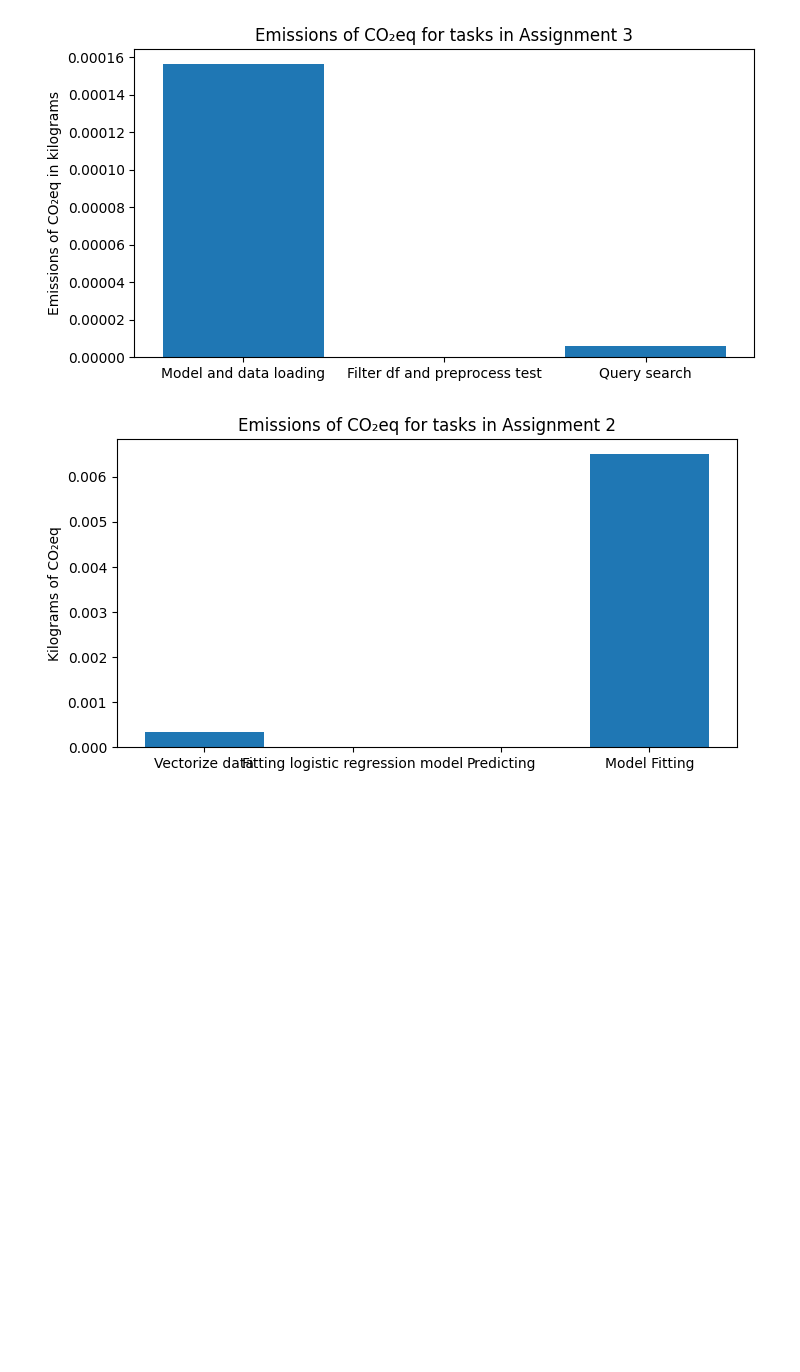
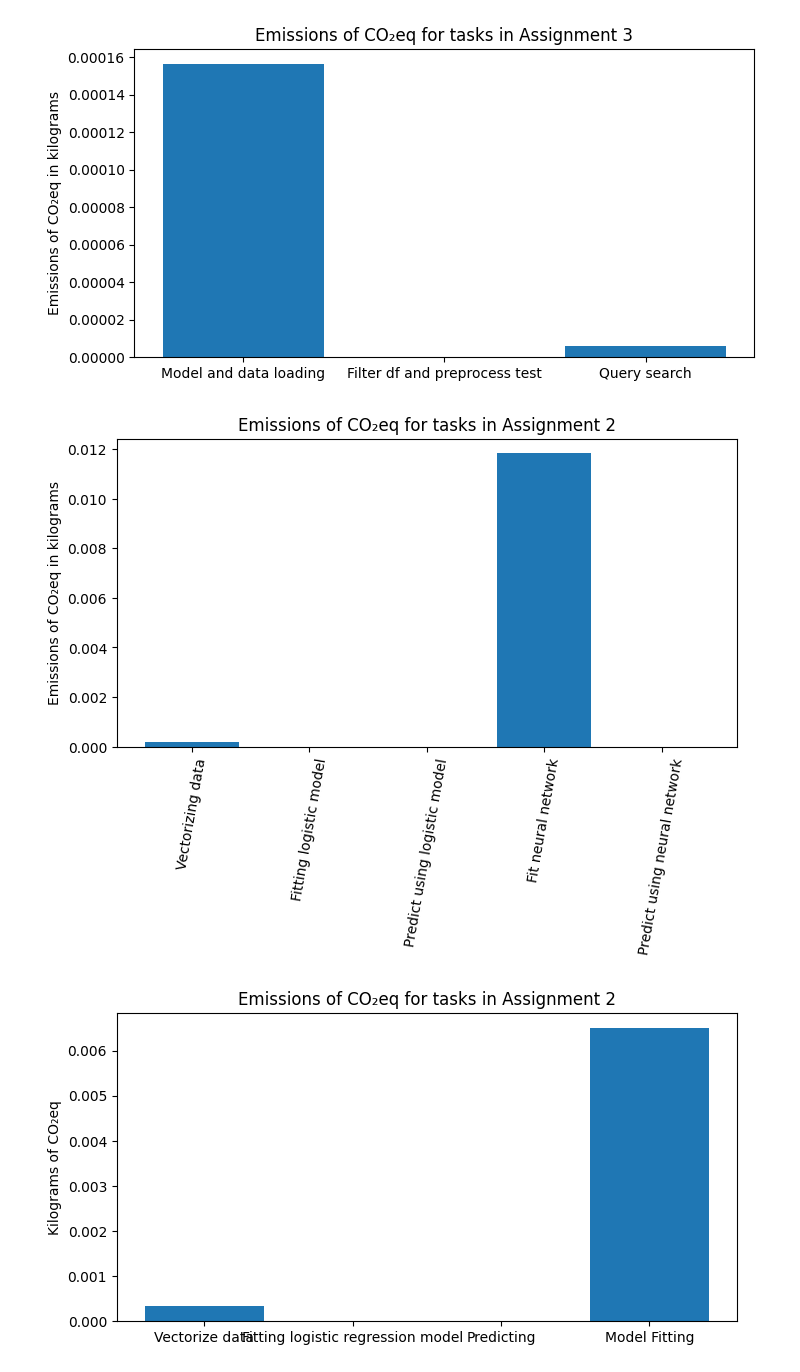
Before and after one commit to louisebphansen/assignment-5-evaluating-environmental-impact-louisebphansen, a Jupyter notebook: testing.ipynb, the cells around one changed output. Saved outputs shown, nothing was run; the diff lists cells and outputs as text; code cells hidden in the pictures; blank space fills up the shorter version.

```diff
--- a/testing.ipynb
+++ b/testing.ipynb
@@ -96,0 +43,4 @@ Text(0.5, 1.0, 'Emissions of CO₂eq across assignments')
+# %%
+ass2_path = os.path.join('emissions', 'assignment2')
+
+sorted(os.listdir(ass1_path))
@@ -97,3 +72,5 @@ Text(0.5, 1.0, 'Emissions of CO₂eq across assignments')
+# %%
+emissions, duration = total_emissions_and_time(ass2_path)
 # %% [markdown]
 ## Comparing CO₂eq emissions across assignments
 # %% [markdown]
@@ -128,2 +128,17 @@ assignment3_full.head()
+# %%
+def plot_emissions_subtasks(subtasks_df, assignment_number):
+
+    names = list(subtasks_df['task_name'])
+    emissions = list(subtasks_df['emissions'])
+
+    # create plot
+    fig, ax = plt.subplots(figsize = (8,4))
+    ax.bar(names, emissions)
+    ax.set_ylabel('Emissions of CO₂eq in kilograms')
+    ax.set_title(f'Emissions of CO₂eq for tasks in Assignment {assignment_number}')
+    ax.tick_params(axis='x', labelrotation=80)
+    fig.show()
+
+    # also save to file ?
 # %% [markdown]
 #### Assignment 1
@@ -152,6 +169,7 @@ def plot_emissions_subtasks(subtasks_df, assignment_number):
     ax.bar(names, emissions)
     ax.set_ylabel('Emissions of CO₂eq in kilograms')
     ax.set_title(f'Emissions of CO₂eq for tasks in Assignment {assignment_number}')
+    ax.tick_params(axis='x', labelrotation=80)
     fig.show()
 
     # also save to file ?
@@ -159,6 +177,10 @@ def plot_emissions_subtasks(subtasks_df, assignment_number):
 plot_emissions_subtasks(assignment3_subtasks, 3)
 # %% [output]
 [figure]
+# %%
+plot_emissions_subtasks(all_tasks, 2)
+# %% [output]
+[figure, added]
 # %%
 plot_emissions_subtasks(all_tasks, 2)
 # %% [output]
```
Also changed, not shown: parts of 36 cells of this notebook, 6 other files.
